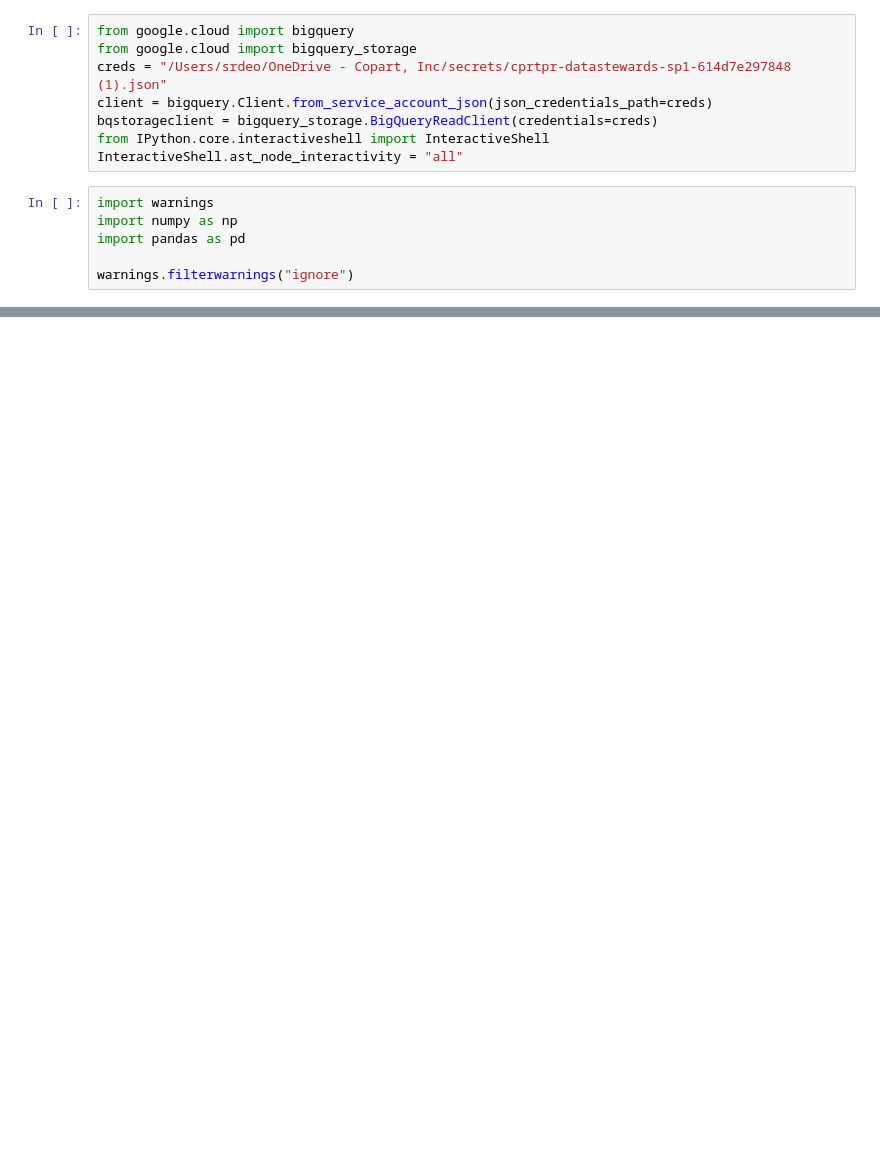
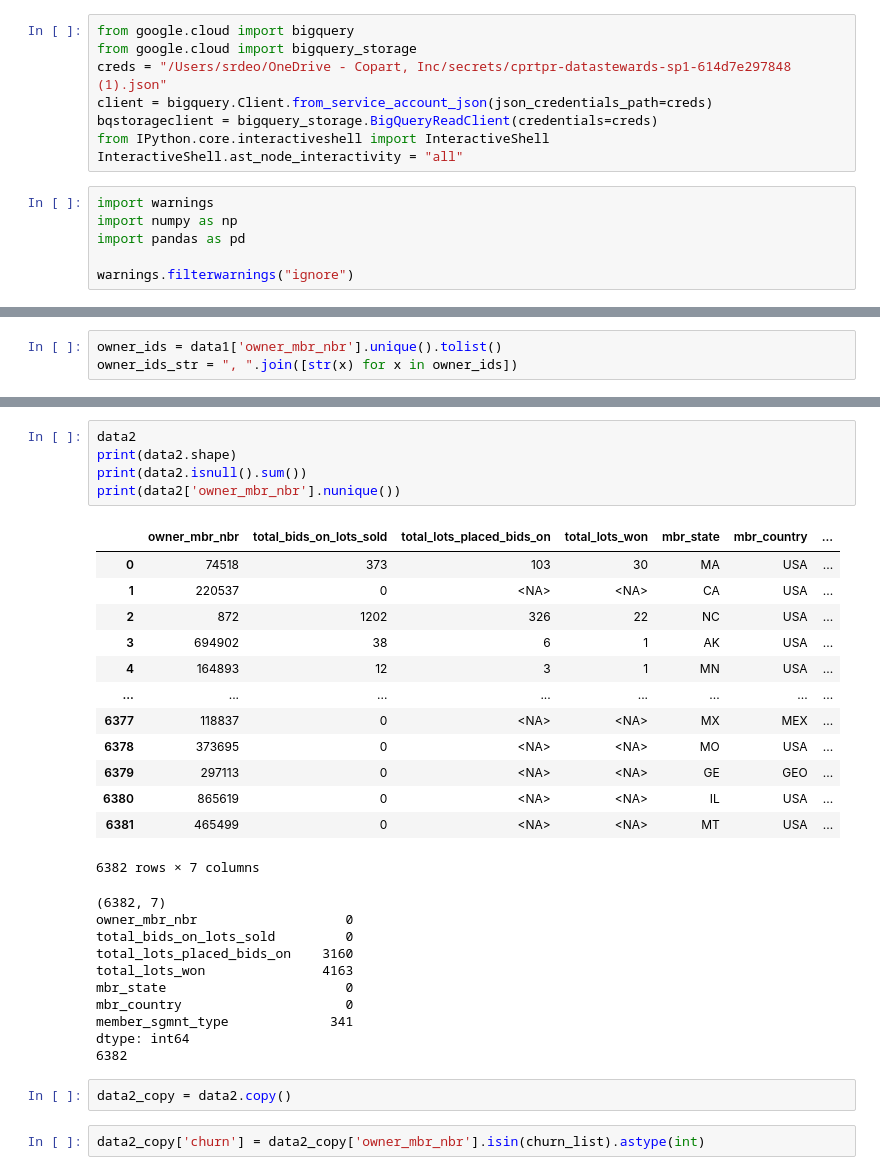
Before and after one commit to srijan-deo/Churn-Premier-Members, a Jupyter notebook: churn-analysis-t6-1year-april.ipynb, the cells around one changed output, grey strips where cells are left out. Drawn from its saved outputs; the diff is of its cells as text; blank space fills up the shorter version.

```diff
--- a/churn-analysis-t6-1year-april.ipynb
+++ b/churn-analysis-t6-1year-april.ipynb
@@ -585,0 +94,3 @@ data1[~data1['owner_mbr_nbr'].isin(df_mbr_lst)]
+# %%
+owner_ids = data1['owner_mbr_nbr'].unique().tolist()
+owner_ids_str = ", ".join([str(x) for x in owner_ids])
@@ -585,0 +167,33 @@ data1[~data1['owner_mbr_nbr'].isin(df_mbr_lst)]
+# %%
+data2
+print(data2.shape)
+print(data2.isnull().sum())
+print(data2['owner_mbr_nbr'].nunique())
+# %% [output]
+|  | owner_mbr_nbr | total_bids_on_lots_sold | total_lots_placed_bids_on | total_lots_won | mbr_state | mbr_country | ... |
+| 0 | 74518 | 373 | 103 | 30 | MA | USA | ... |
+| 1 | 220537 | 0 | <NA> | <NA> | CA | USA | ... |
+| 2 | 872 | 1202 | 326 | 22 | NC | USA | ... |
+| 3 | 694902 | 38 | 6 | 1 | AK | USA | ... |
+| 4 | 164893 | 12 | 3 | 1 | MN | USA | ... |
+| ... | ... | ... | ... | ... | ... | ... | ... |
+| 6377 | 118837 | 0 | <NA> | <NA> | MX | MEX | ... |
+| 6378 | 373695 | 0 | <NA> | <NA> | MO | USA | ... |
+| 6379 | 297113 | 0 | <NA> | <NA> | GE | GEO | ... |
+| 6380 | 865619 | 0 | <NA> | <NA> | IL | USA | ... |
+| 6381 | 465499 | 0 | <NA> | <NA> | MT | USA | ... |
+6382 rows × 7 columns
+(6382, 7)
+owner_mbr_nbr                   0
+total_bids_on_lots_sold         0
+total_lots_placed_bids_on    3160
+total_lots_won               4163
+mbr_state                       0
+mbr_country                     0
+member_sgmnt_type             341
+dtype: int64
+6382
+# %%
+data2_copy = data2.copy()
+# %%
+data2_copy['churn'] = data2_copy['owner_mbr_nbr'].isin(churn_list).astype(int)
```
Also changed, not shown: parts of 42 cells of this notebook.
